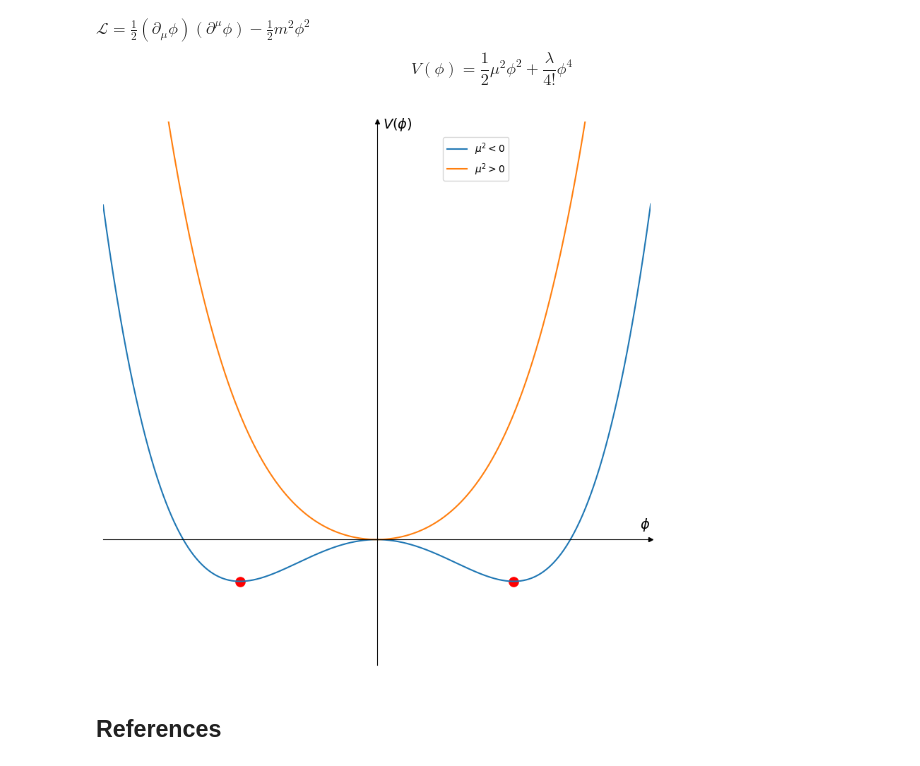
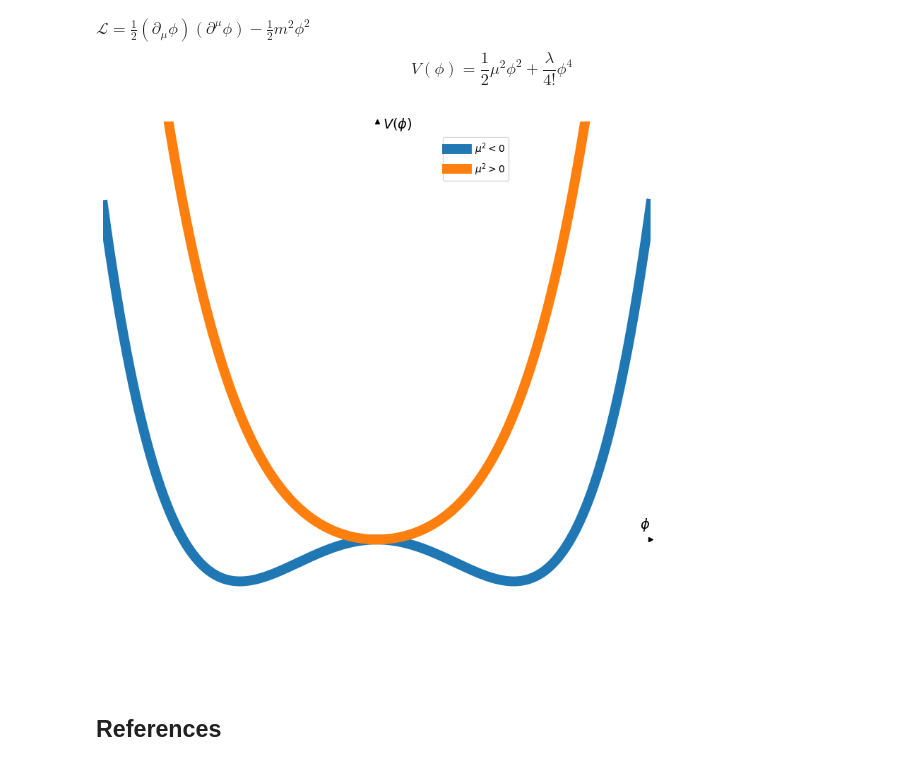
Before and after one commit to dyl64/Dongyi-Oral-Qual, a Jupyter notebook: notebooks/Oral_qual_plots.ipynb, the cells around one changed output. Drawn from its saved outputs; the diff is of its cells as text; code cells hidden in the pictures.

Commit message:
update SSB_plot

```diff
--- a/notebooks/Oral_qual_plots.ipynb
+++ b/notebooks/Oral_qual_plots.ipynb
@@ -42,38 +57,40 @@ V_min = -3*mu2**2/2/lamda
 y_pos = mu2/2 * x**2 + lamda/math.factorial(4) * x**4
 y_neg = -mu2/2 * x**2 + lamda/math.factorial(4) * x**4
 fig, ax = plt.subplots(figsize=(10, 10))
 
-ax.plot(x, y_neg, label=r'$\mu^2<0$')
-ax.plot(x, y_pos, label=r'$\mu^2>0$')
-ax.scatter([np.sqrt(vev),-np.sqrt(vev)], [V_min,V_min], marker='o', s=90, color='red')
+ax.plot(x, y_neg, label=r'$\mu^2<0$', linewidth=10)
+ax.plot(x, y_pos, label=r'$\mu^2>0$', linewidth=10)
+#ax.scatter([np.sqrt(vev),-np.sqrt(vev)], [V_min,V_min], marker='o', s=500, color='red')
 ax.set_ylim(-3,10)
 ax.set_xlim(-2, 2)
 
 # Set bottom and left spines as x and y axes of coordinate system
 ax.spines['bottom'].set_position('zero')
 ax.spines['left'].set_position('zero')
 # Remove top and right spines
 ax.spines['top'].set_visible(False)
 ax.spines['right'].set_visible(False)
+ax.spines['bottom'].set_visible(False)
+ax.spines['left'].set_visible(False)
 
 # Draw arrows
 arrow_fmt = dict(markersize=4, color='black', clip_on=False)
-ax.plot((1), (0), marker='>', transform=ax.get_yaxis_transform(), **arrow_fmt)
+ax.plot((1), (0), marker='>', linewidth=10, transform=ax.get_yaxis_transform(), **arrow_fmt)
 ax.plot((0), (1), marker='^', transform=ax.get_xaxis_transform(), **arrow_fmt)
 
 # Create 'x' and 'y' labels placed at the end of the axes
 ax.set_xlabel(r'$\phi$', size=14, labelpad=-24, x=.99)
 ax.set_ylabel(r'$V(\phi)$', size=14, labelpad=-21, y=.98, rotation=0)
 
 # Get rid of ticks
 ax.set_yticks([])
 ax.set_xticks([])
 
 ax.legend(bbox_to_anchor=(.75, .98))
-plt.savefig('../slides_plots/SSB_real_scalar_field.jpg')
+#plt.savefig('../slides_plots/SSB_real_scalar_field.jpg')
 
 plt.show()
 # %% [output]
-[figure, old version]
+[figure, new version]
 # %% [markdown]
 ## References
```
Also changed, not shown: parts of 2 cells of this notebook, 1 other file.
